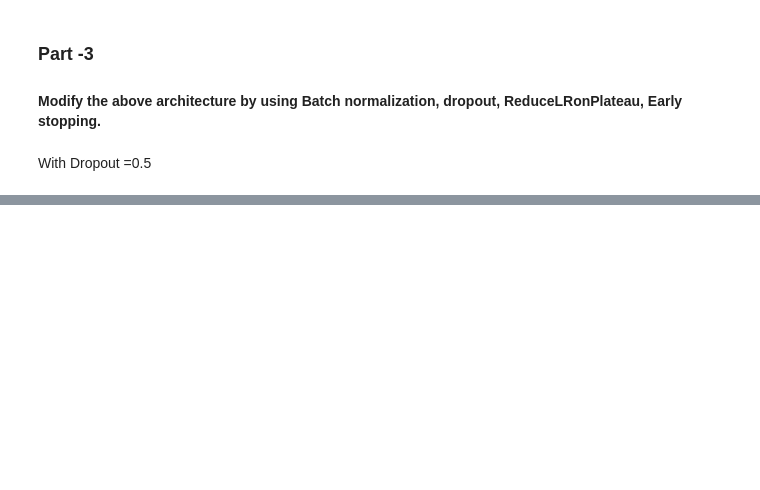
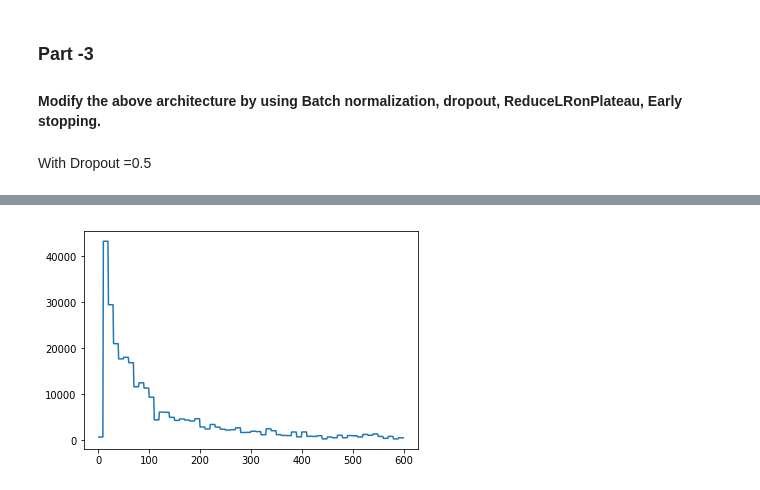
Before and after one commit to sanjaydeo1/Assignment5, a Jupyter notebook: Assignment5-Submission.ipynb, the cells around one changed output, grey strips where cells are left out. Saved outputs shown, nothing was run; the diff lists cells and outputs as text; code cells hidden in the pictures; blank space fills up the shorter version.

```diff
--- a/Assignment5-Submission.ipynb
+++ b/Assignment5-Submission.ipynb
@@ -410,0 +460,5 @@ Testing accuracy: 0.609
+# %%
+def maxpool2d(x, k=2):
+    # MaxPool2D wrapper
+    return tf.nn.max_pool(x, ksize=[1, k, k, 1], strides=[1, k, k, 1],
+                          padding='SAME')
@@ -410,0 +551,35 @@ Testing accuracy: 0.609
+# %%
+x_=train_x.T[30000:90000,:]
+y_=Y_new.T[30000:90000,:]
+# %%
+# Parameters
+training_iters = 60000
+batch_size = 100
+display_step = 10
+# %%
+# Launch the graph
+with tf.Session() as sess:
+    sess.run(init)
+    step = 1
+    loss_bn=[]
+    epoch_bn=[]
+    # Keep training until reach max iterations
+    while step * batch_size < training_iters:
+        #Creating Batch of Train data
+        batch_x, batch_y = next_batch(batch_size,x_,y_)
+        # Run optimization op (backprop)
+        sess.run(optimizer, feed_dict={x: batch_x, y: batch_y,keep_prob: dropout})
+
+        if step % display_step == 0:
+            # Calculate batch loss and accuracy
+            loss, acc = sess.run([cost, accuracy], feed_dict={x: batch_x,y: batch_y,keep_prob: 0.5})
+            print("Iter " + str(step * batch_size) + ", Minibatch Loss= " + \
+                  "{:.6f}".format(loss) + ", Training Accuracy= " + \
+                  "{:.5f}".format(acc))
+        loss_bn.append(loss)
+        epoch_bn.append(step)
+        step += 1
+    #Saving Model
+    save_path = saver.save(sess, "./fashion-mnist-model.ckpt")
+    print("Optimization Finished!")
+    print('Testing accuracy:', sess.run(accuracy, feed_dict={x: test_x.T[:1000,:], y:Y_test.T[:1000,:], keep_prob:1.}))
@@ -410,0 +604,5 @@ Testing accuracy: 0.609
+# %%
+plt.plot(epoch_bn,loss_bn)
+plt.show()
+# %% [output]
+[figure, added]
```
Also changed, not shown: parts of 30 cells of this notebook.
